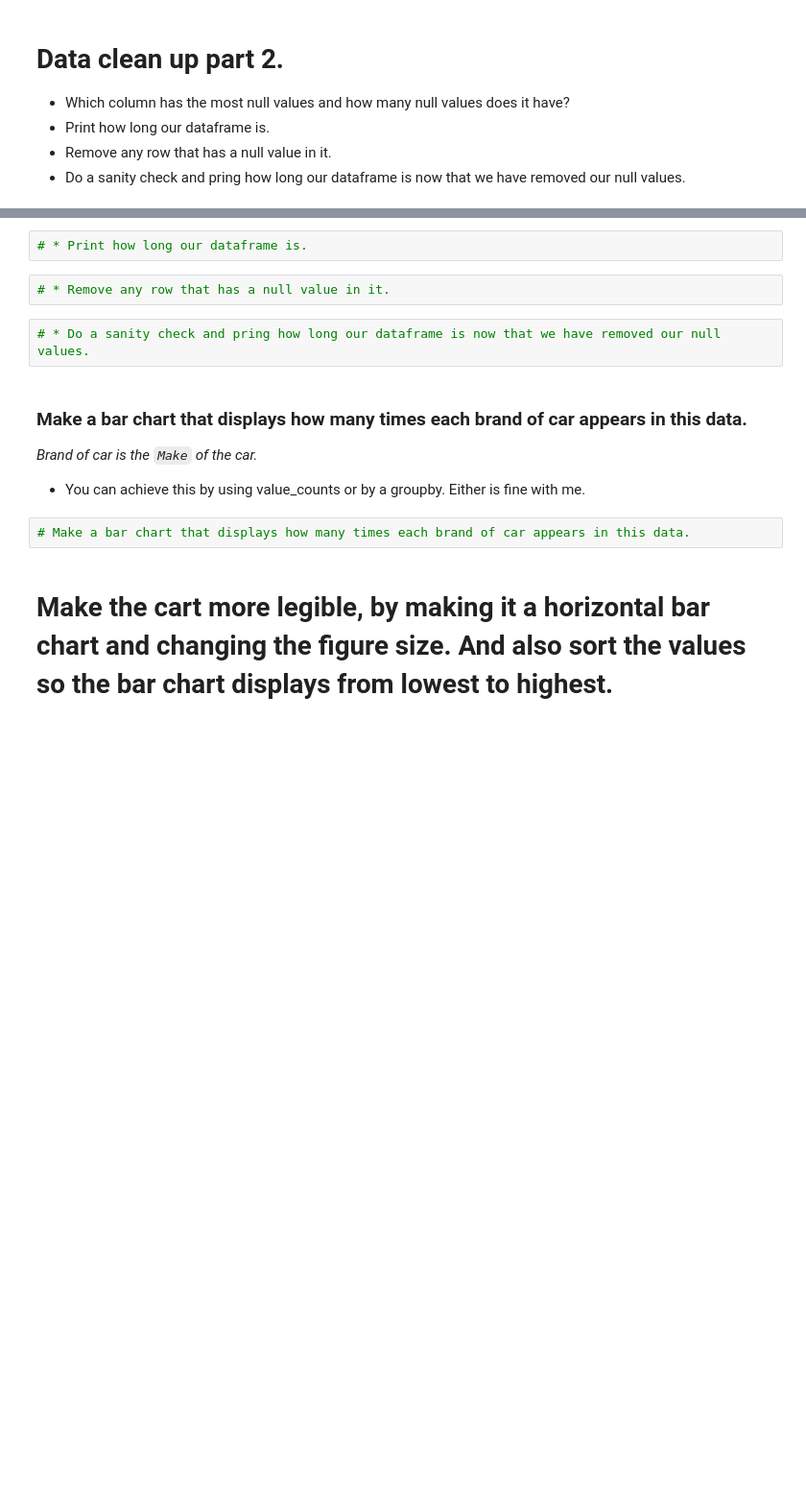
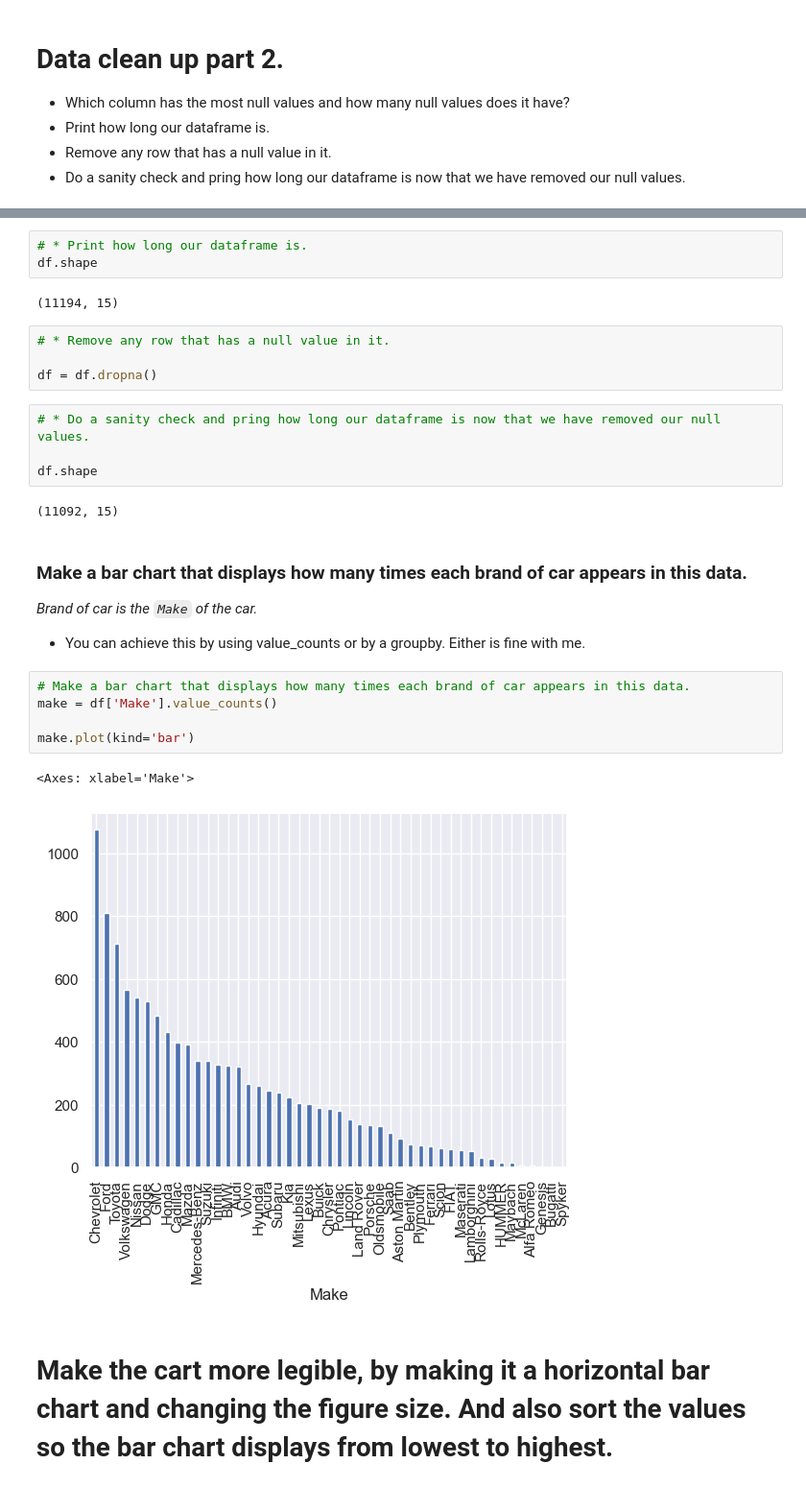
Before and after one commit to ndxnode/my-fork-2023-fall-data-science, a Jupyter notebook: Week-02-Data-Viz-EDA/Exercise-AW.ipynb, the cells around one changed output, grey strips where cells are left out. Shown at 96% size. Drawn from its saved outputs; the diff is of its cells as text; blank space fills up the shorter version.

```diff
--- a/Week-02-Data-Viz-EDA/Exercise-AW.ipynb
+++ b/Week-02-Data-Viz-EDA/Exercise-AW.ipynb
@@ -62,15 +79,30 @@ print(df.duplicated().sum())
 # %%
 # * Print how long our dataframe is.
+df.shape
+# %% [output]
+(11194, 15)
 # %%
 # * Remove any row that has a null value in it.
+
+df = df.dropna()
 # %%
 # * Do a sanity check and pring how long our dataframe is now that we have removed our null values.
+
+df.shape
+# %% [output]
+(11092, 15)
 # %% [markdown]
 ### Make a bar chart that displays how many times each brand of car appears in this data.
 _Brand of car is the `Make` of the car._
 * You can achieve this by using value_counts or by a groupby.  Either is fine with me.
 # %%
 # Make a bar chart that displays how many times each brand of car appears in this data.
+make = df['Make'].value_counts()
+
+make.plot(kind='bar')
+# %% [output]
+<Axes: xlabel='Make'>
+[figure, added]
 # %% [markdown]
 # Make the cart more legible, by making it a horizontal bar chart and changing the figure size.  And also sort the values so the bar chart displays from lowest to highest.
 # %%
```
Also changed, not shown: parts of 20 cells of this notebook.
